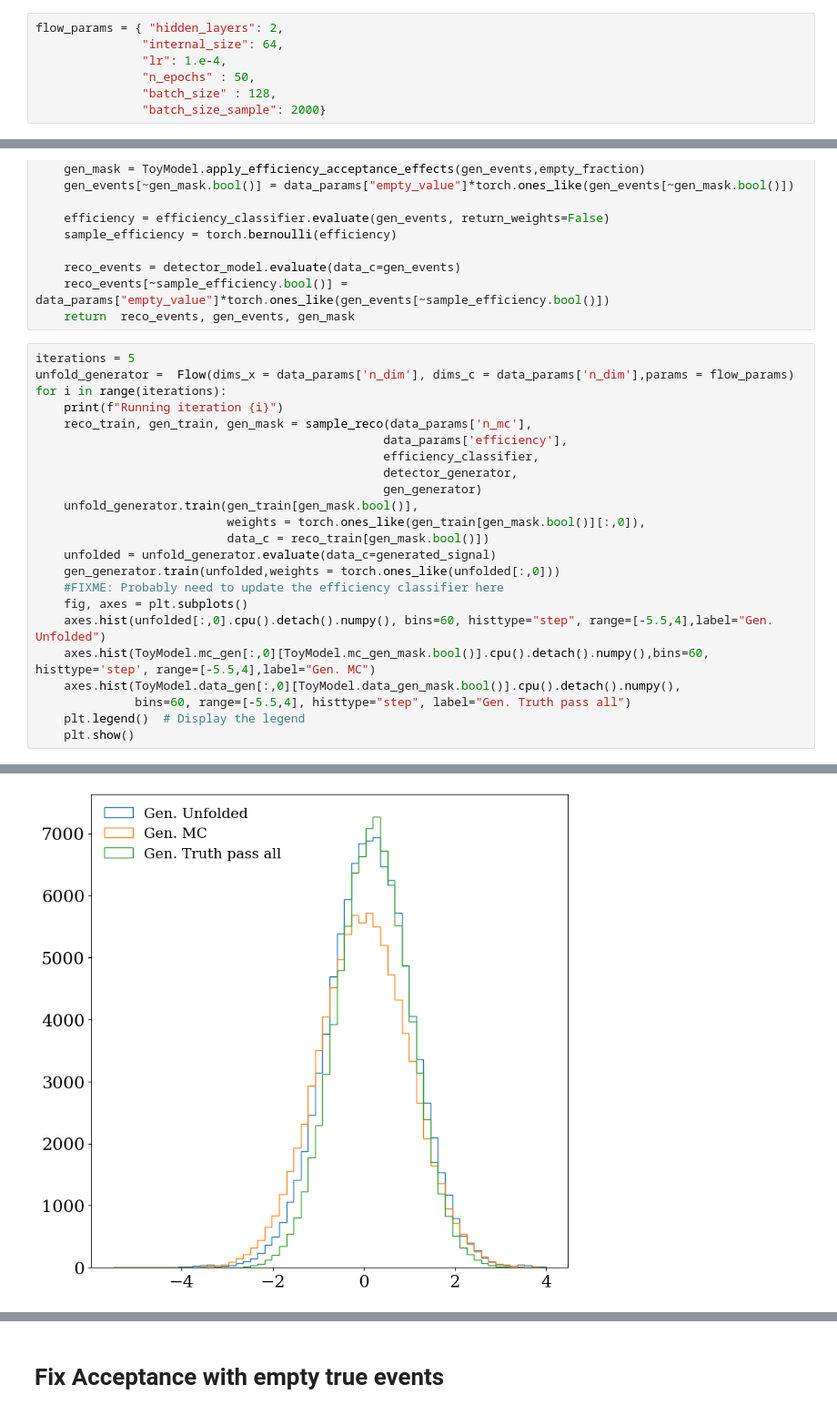
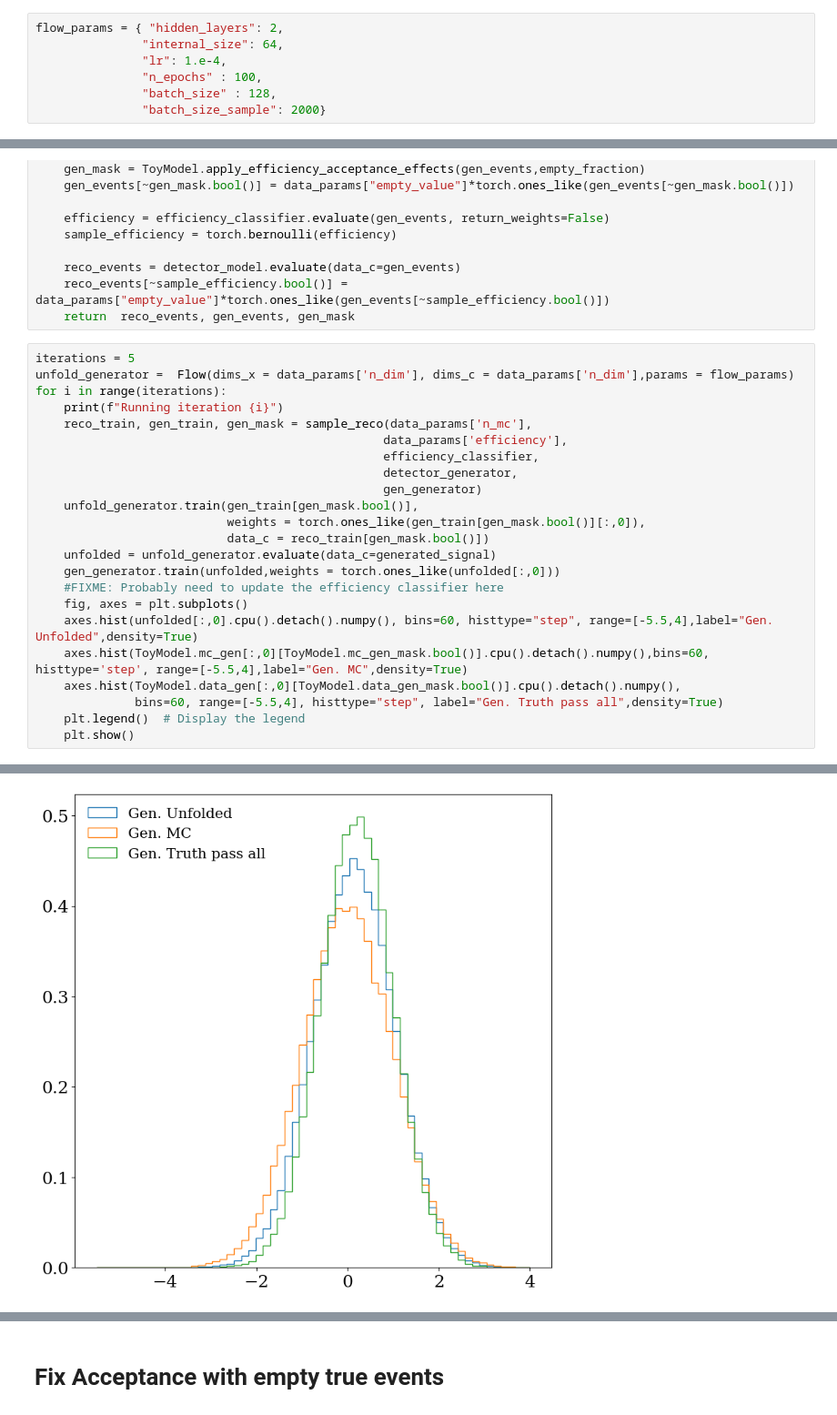
Before and after one commit to SofiaSchweitzer/Full_Generative_Unfolding, a Jupyter notebook: Iterative_generative_unfolding.ipynb, the cells around one changed output, grey strips where cells are left out. Shown: that part at 91% size. Saved outputs shown, nothing was run; the diff lists cells and outputs as text.

```diff
--- a/Iterative_generative_unfolding.ipynb
+++ b/Iterative_generative_unfolding.ipynb
@@ -53,7 +53,7 @@ bkg_mc = ToyModel.mc_background_rec
 flow_params = { "hidden_layers": 2,
                "internal_size": 64,
                "lr": 1.e-4,
-               "n_epochs" : 50,
+               "n_epochs" : 100,
                "batch_size" : 128,
                "batch_size_sample": 2000}
 # %%
@@ -252,10 +252,10 @@ for i in range(iterations):
     gen_generator.train(unfolded,weights = torch.ones_like(unfolded[:,0]))
     #FIXME: Probably need to update the efficiency classifier here
     fig, axes = plt.subplots()
-    axes.hist(unfolded[:,0].cpu().detach().numpy(), bins=60, histtype="step", range=[-5.5,4],label="Gen. Unfolded")
-    axes.hist(ToyModel.mc_gen[:,0][ToyModel.mc_gen_mask.bool()].cpu().detach().numpy(),bins=60, histtype='step', range=[-5.5,4],label="Gen. MC")
+    axes.hist(unfolded[:,0].cpu().detach().numpy(), bins=60, histtype="step", range=[-5.5,4],label="Gen. Unfolded",density=True)
+    axes.hist(ToyModel.mc_gen[:,0][ToyModel.mc_gen_mask.bool()].cpu().detach().numpy(),bins=60, histtype='step', range=[-5.5,4],label="Gen. MC",density=True)
     axes.hist(ToyModel.data_gen[:,0][ToyModel.data_gen_mask.bool()].cpu().detach().numpy(),
-              bins=60, range=[-5.5,4], histtype="step", label="Gen. Truth pass all")
+              bins=60, range=[-5.5,4], histtype="step", label="Gen. Truth pass all",density=True)
     plt.legend()  # Display the legend
     plt.show()
 # %% [output]
@@ -278,3 +278,3 @@ Training generative model for 50 epochs with lr 0.0001
-[figure, old version]
+[figure, new version]
 Running iteration 1
 using conditional model
```
Also changed, not shown: parts of 13 cells of this notebook.
